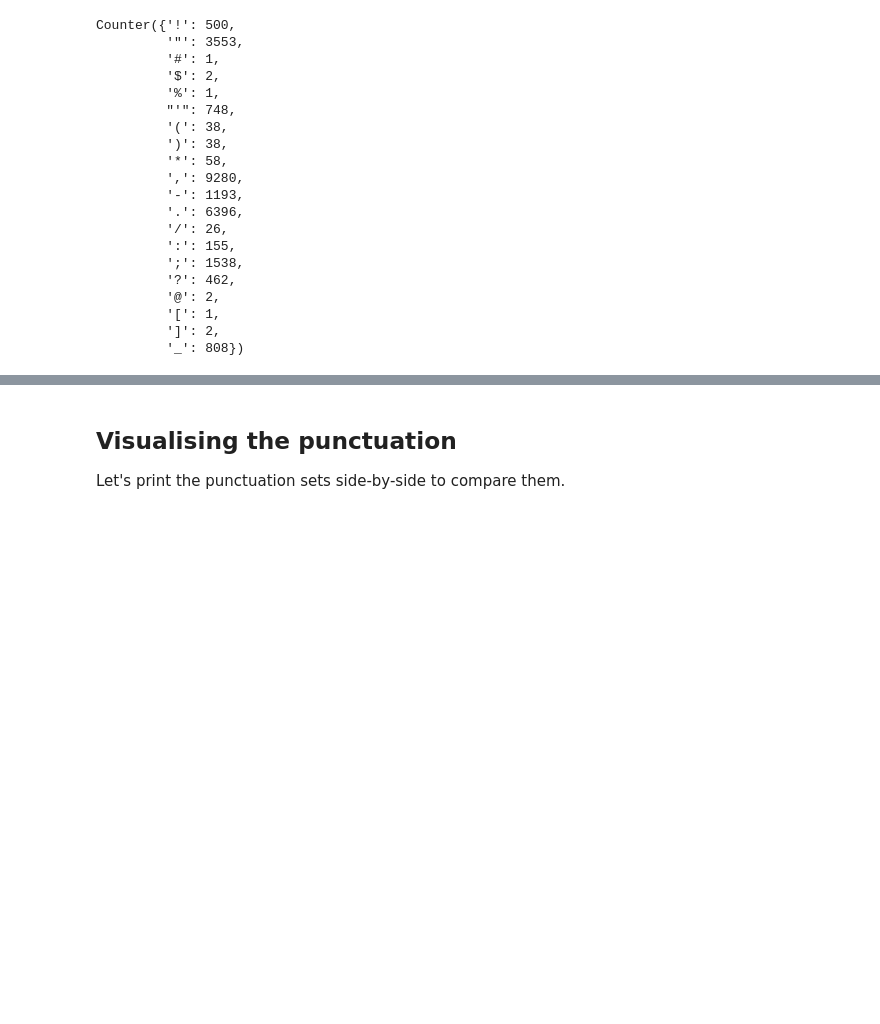
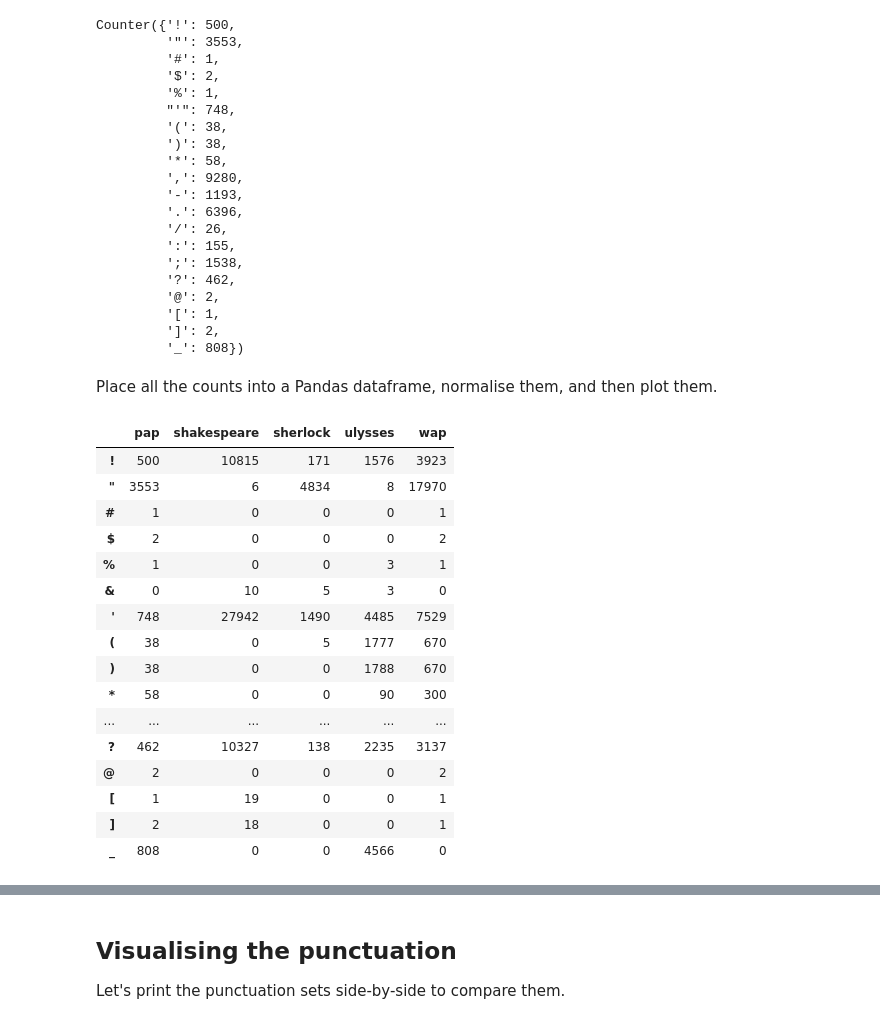
Before and after one commit to NeilNjae/visualising-punctuation, a Jupyter notebook: visualising-punctuation.ipynb, the cells around one changed output, grey strips where cells are left out. Drawn from its saved outputs; the diff is of its cells as text; code cells hidden in the pictures; blank space fills up the shorter version.

```diff
--- a/visualising-punctuation.ipynb
+++ b/visualising-punctuation.ipynb
@@ -176,3 +178,31 @@ Counter({'!': 500,
          '[': 1,
          ']': 2,
          '_': 808})
+# %% [markdown]
+Place all the counts into a Pandas dataframe, normalise them, and then plot them.
+# %%
+punctuation = pd.DataFrame({'sherlock': sherlock['counts'],
+                            'wap': wap['counts'],
+                            'shakespeare': shakespeare['counts'],
+                            'ulysses': ulysses['counts'],
+                            'pap': pap['counts']})
+punctuation.fillna(value=0, inplace=True)
+punctuation
+# %% [output]
+|  | pap | shakespeare | sherlock | ulysses | wap |
+| ! | 500 | 10815 | 171 | 1576 | 3923 |
+| " | 3553 | 6 | 4834 | 8 | 17970 |
+| # | 1 | 0 | 0 | 0 | 1 |
+| $ | 2 | 0 | 0 | 0 | 2 |
+| % | 1 | 0 | 0 | 3 | 1 |
+| & | 0 | 10 | 5 | 3 | 0 |
+| ' | 748 | 27942 | 1490 | 4485 | 7529 |
+| ( | 38 | 0 | 5 | 1777 | 670 |
+| ) | 38 | 0 | 0 | 1788 | 670 |
+| * | 58 | 0 | 0 | 90 | 300 |
+| ... | ... | ... | ... | ... | ... |
+| ? | 462 | 10327 | 138 | 2235 | 3137 |
+| @ | 2 | 0 | 0 | 0 | 2 |
+| [ | 1 | 19 | 0 | 0 | 1 |
+| ] | 2 | 18 | 0 | 0 | 1 |
+| _ | 808 | 0 | 0 | 4566 | 0 |
```
Also changed, not shown: parts of 14 cells of this notebook, 1 other file.
